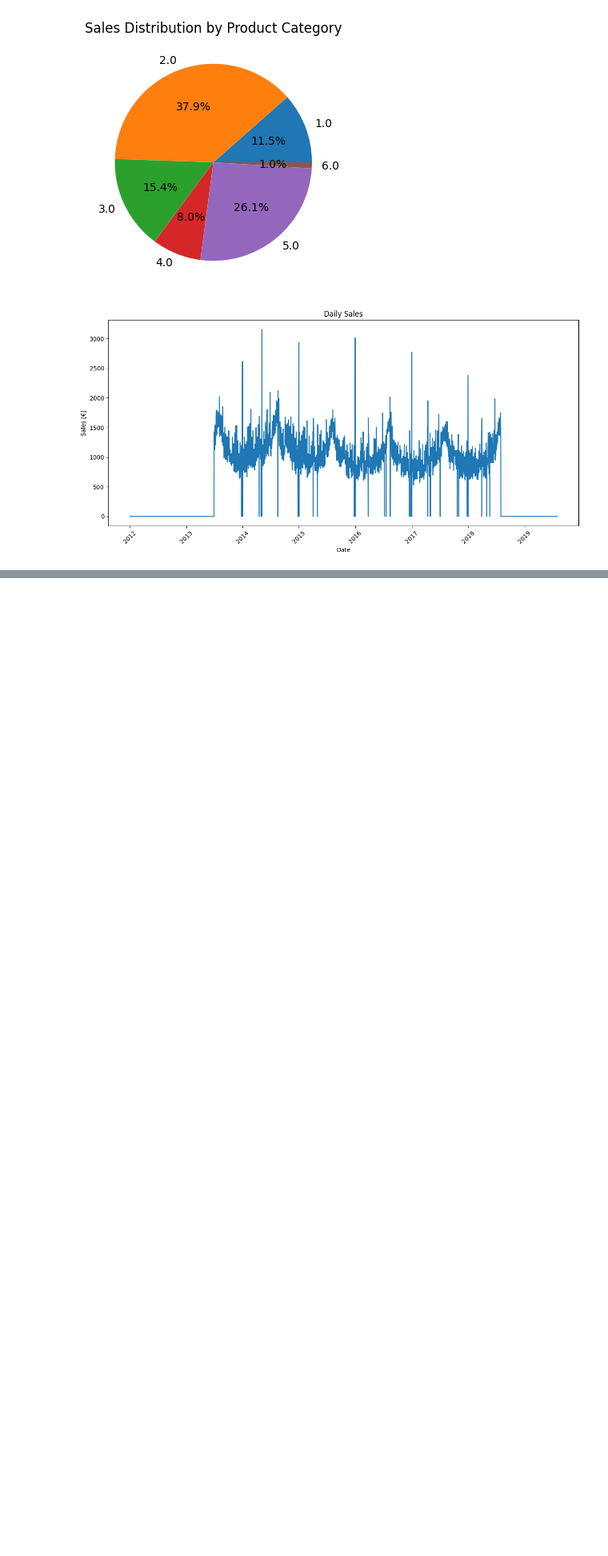
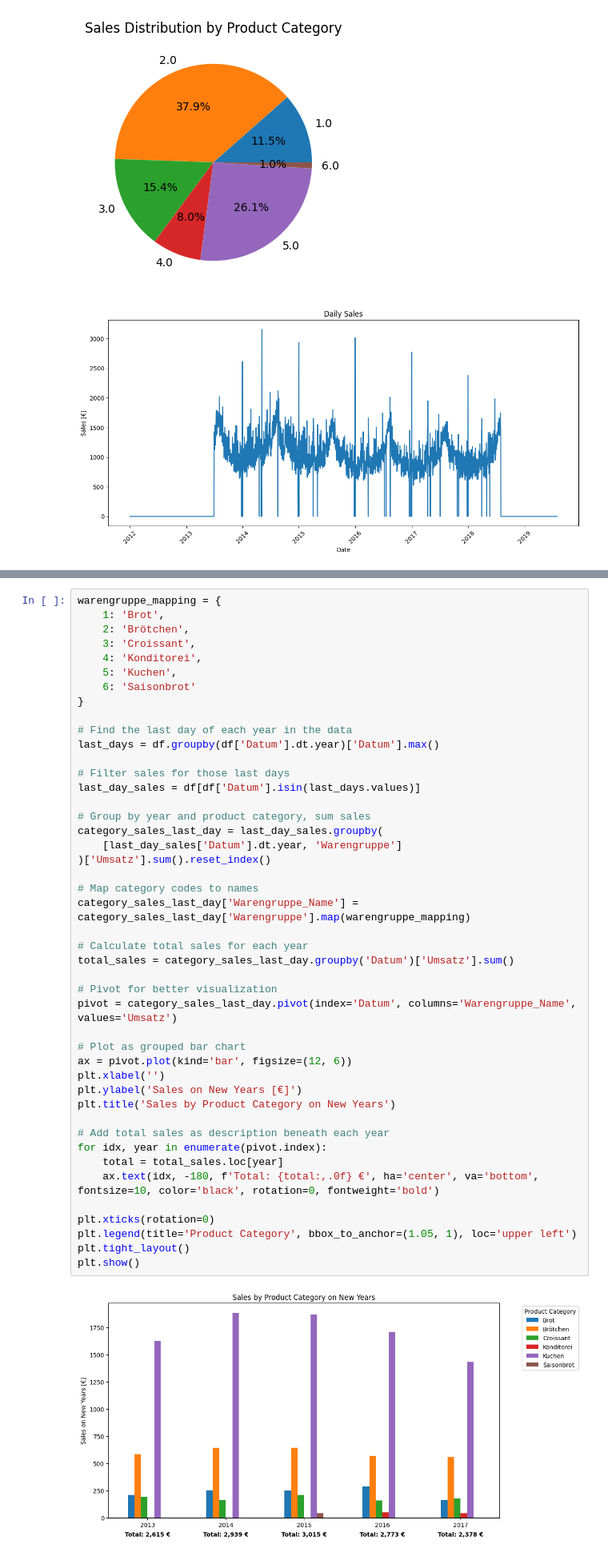
Before and after one commit to theDatascientista/Bakery_predictions, a Jupyter notebook: 1_DatasetCharacteristics/SalesDistribution.ipynb, the cells around one changed output, grey strips where cells are left out. Shown at 80% size. Drawn from its saved outputs; the diff is of its cells as text; blank space fills up the shorter version.

```diff
--- a/1_DatasetCharacteristics/SalesDistribution.ipynb
+++ b/1_DatasetCharacteristics/SalesDistribution.ipynb
@@ -58,0 +126,47 @@ plt.show()
+# %%
+warengruppe_mapping = {
+    1: 'Brot',
+    2: 'Brötchen',
+    3: 'Croissant',
+    4: 'Konditorei',
+    5: 'Kuchen',
+    6: 'Saisonbrot'
+}
+
+# Find the last day of each year in the data
+last_days = df.groupby(df['Datum'].dt.year)['Datum'].max()
+
+# Filter sales for those last days
+last_day_sales = df[df['Datum'].isin(last_days.values)]
+
+# Group by year and product category, sum sales
+category_sales_last_day = last_day_sales.groupby(
+    [last_day_sales['Datum'].dt.year, 'Warengruppe']
+)['Umsatz'].sum().reset_index()
+
+# Map category codes to names
+category_sales_last_day['Warengruppe_Name'] = category_sales_last_day['Warengruppe'].map(warengruppe_mapping)
+
+# Calculate total sales for each year
+total_sales = category_sales_last_day.groupby('Datum')['Umsatz'].sum()
+
+# Pivot for better visualization
+pivot = category_sales_last_day.pivot(index='Datum', columns='Warengruppe_Name', values='Umsatz')
+
+# Plot as grouped bar chart
+ax = pivot.plot(kind='bar', figsize=(12, 6))
+plt.xlabel('')
+plt.ylabel('Sales on New Years [€]')
+plt.title('Sales by Product Category on New Years')
+
+# Add total sales as description beneath each year
+for idx, year in enumerate(pivot.index):
+    total = total_sales.loc[year]
+    ax.text(idx, -180, f'Total: {total:,.0f} €', ha='center', va='bottom', fontsize=10, color='black', rotation=0, fontweight='bold')
+
+plt.xticks(rotation=0)
+plt.legend(title='Product Category', bbox_to_anchor=(1.05, 1), loc='upper left')
+plt.tight_layout()
+plt.show()
+# %% [output]
+[figure, added]
```
Also changed, not shown: parts of 9 cells of this notebook, 1 other file.
